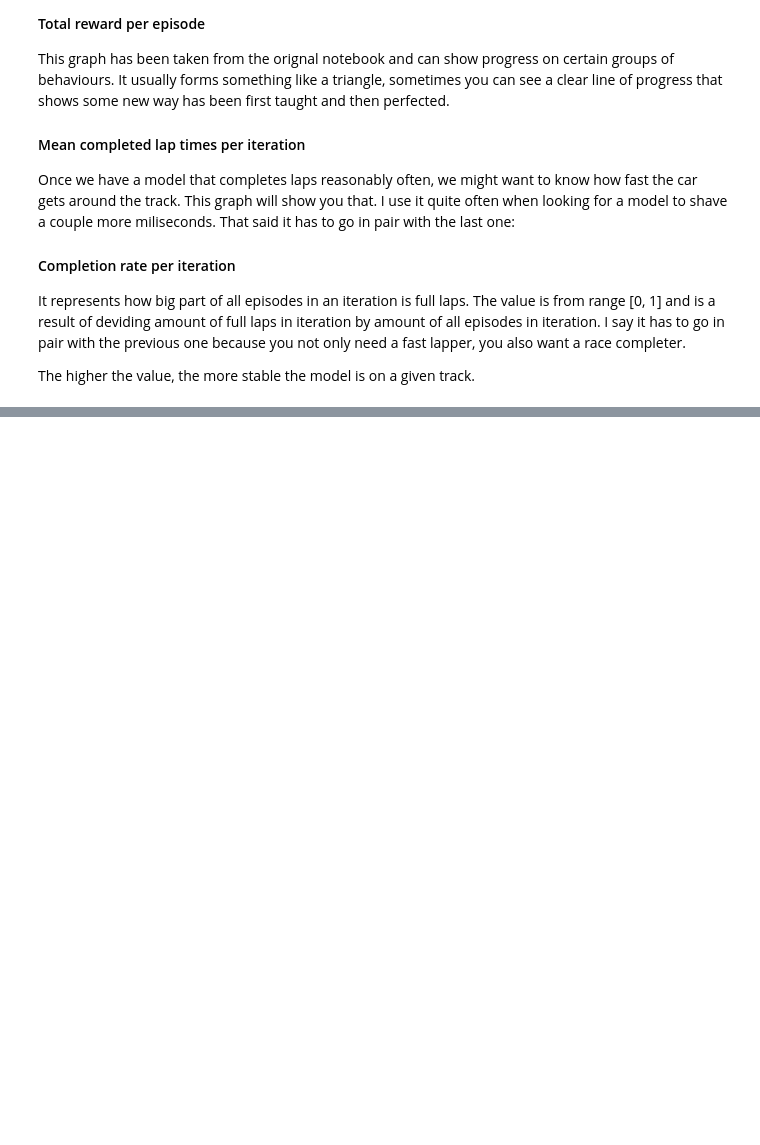
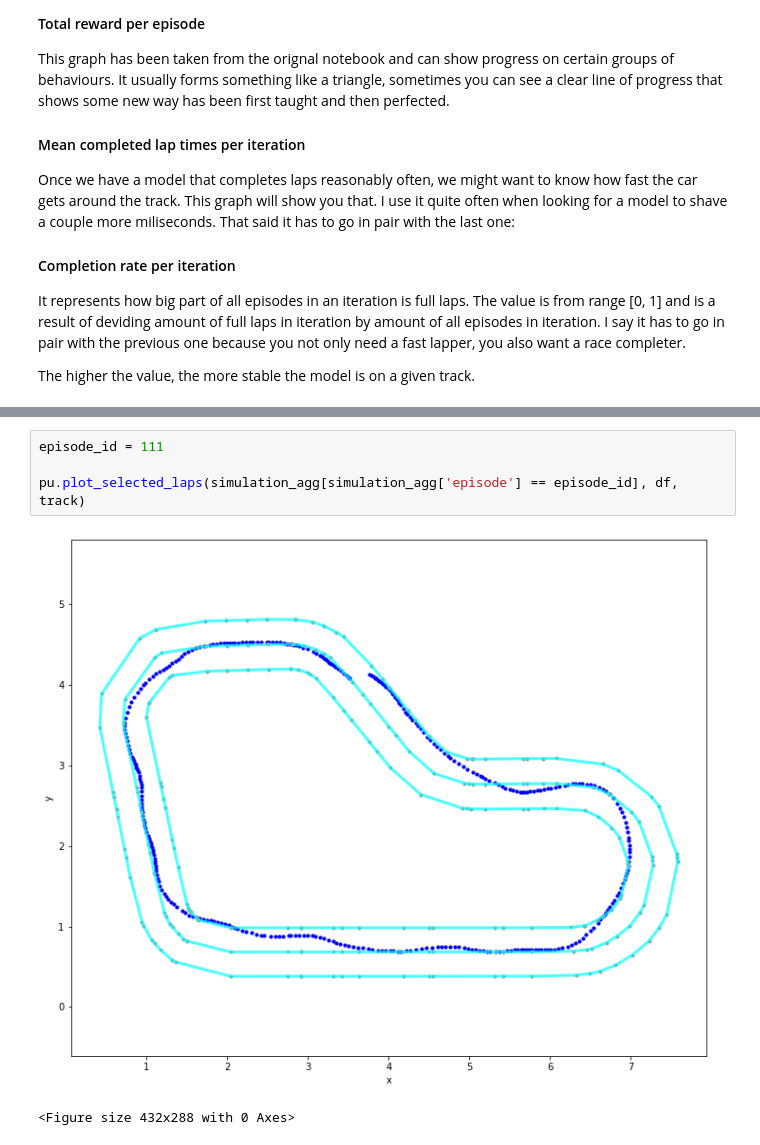
Before and after one commit to AgustinLema/deepracer-analysis, a Jupyter notebook: Training_analysis_Agus-Tune-reward.ipynb, the cells around one changed output, grey strips where cells are left out. Drawn from its saved outputs; the diff is of its cells as text; blank space fills up the shorter version.

```diff
--- a/Training_analysis_Agus-Tune-reward.ipynb
+++ b/Training_analysis_Agus-Tune-reward.ipynb
@@ -379,4 +421,11 @@ pu.plot_selected_laps(simulation_agg[simulation_agg['episode'] == episode_id], d
 <Figure size 432x288 with 0 Axes>
+# %%
+episode_id = 111
+
+pu.plot_selected_laps(simulation_agg[simulation_agg['episode'] == episode_id], df, track)
+# %% [output]
+[figure, added]
+<Figure size 432x288 with 0 Axes>
 # %%
 lap_data = df[df['episode'] == episode_id][:]
 
```
Also changed, not shown: parts of 8 cells of this notebook, 12 other files.
